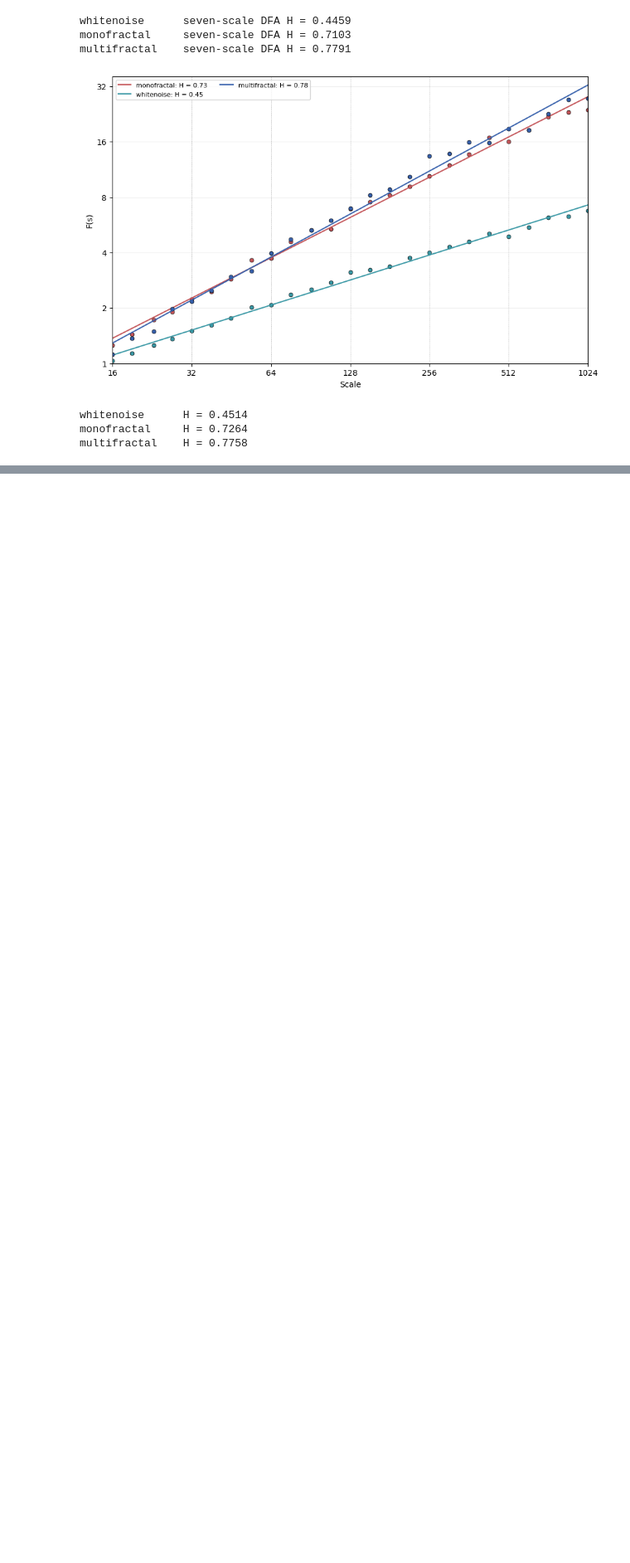
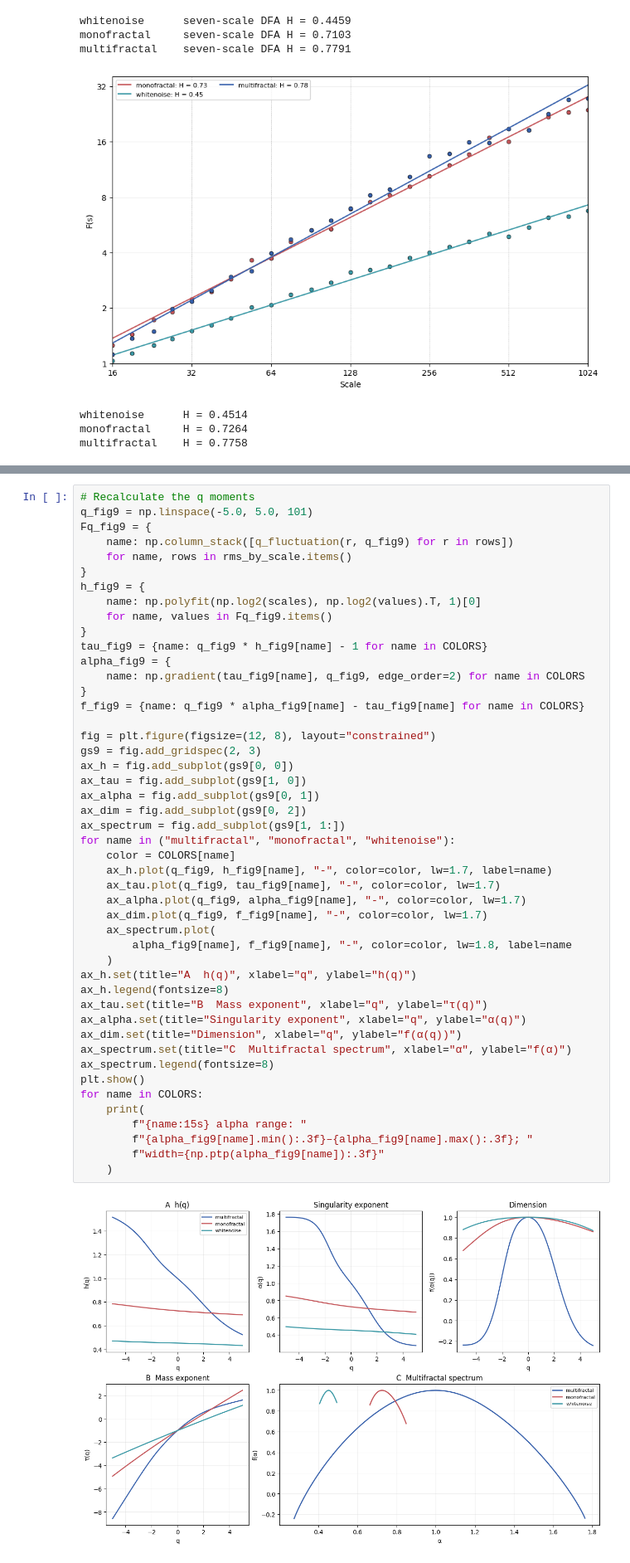
Before and after one commit to mrtkp9993/mfdfa-python, a Jupyter notebook: notebook.ipynb, the cells around one changed output, grey strips where cells are left out. Shown at 83% size. Cells and saved outputs as stored; diff of their text form; blank space fills up the shorter version.

```diff
--- a/notebook.ipynb
+++ b/notebook.ipynb
@@ -259,0 +370,49 @@ multifractal    H = 0.7758
+# %%
+# Recalculate the q moments
+q_fig9 = np.linspace(-5.0, 5.0, 101)
+Fq_fig9 = {
+    name: np.column_stack([q_fluctuation(r, q_fig9) for r in rows])
+    for name, rows in rms_by_scale.items()
+}
+h_fig9 = {
+    name: np.polyfit(np.log2(scales), np.log2(values).T, 1)[0]
+    for name, values in Fq_fig9.items()
+}
+tau_fig9 = {name: q_fig9 * h_fig9[name] - 1 for name in COLORS}
+alpha_fig9 = {
+    name: np.gradient(tau_fig9[name], q_fig9, edge_order=2) for name in COLORS
+}
+f_fig9 = {name: q_fig9 * alpha_fig9[name] - tau_fig9[name] for name in COLORS}
+
+fig = plt.figure(figsize=(12, 8), layout="constrained")
+gs9 = fig.add_gridspec(2, 3)
+ax_h = fig.add_subplot(gs9[0, 0])
+ax_tau = fig.add_subplot(gs9[1, 0])
+ax_alpha = fig.add_subplot(gs9[0, 1])
+ax_dim = fig.add_subplot(gs9[0, 2])
+ax_spectrum = fig.add_subplot(gs9[1, 1:])
+for name in ("multifractal", "monofractal", "whitenoise"):
+    color = COLORS[name]
+    ax_h.plot(q_fig9, h_fig9[name], "-", color=color, lw=1.7, label=name)
+    ax_tau.plot(q_fig9, tau_fig9[name], "-", color=color, lw=1.7)
+    ax_alpha.plot(q_fig9, alpha_fig9[name], "-", color=color, lw=1.7)
+    ax_dim.plot(q_fig9, f_fig9[name], "-", color=color, lw=1.7)
+    ax_spectrum.plot(
+        alpha_fig9[name], f_fig9[name], "-", color=color, lw=1.8, label=name
+    )
+ax_h.set(title="A  h(q)", xlabel="q", ylabel="h(q)")
+ax_h.legend(fontsize=8)
+ax_tau.set(title="B  Mass exponent", xlabel="q", ylabel="τ(q)")
+ax_alpha.set(title="Singularity exponent", xlabel="q", ylabel="α(q)")
+ax_dim.set(title="Dimension", xlabel="q", ylabel="f(α(q))")
+ax_spectrum.set(title="C  Multifractal spectrum", xlabel="α", ylabel="f(α)")
+ax_spectrum.legend(fontsize=8)
+plt.show()
+for name in COLORS:
+    print(
+        f"{name:15s} alpha range: "
+        f"{alpha_fig9[name].min():.3f}–{alpha_fig9[name].max():.3f}; "
+        f"width={np.ptp(alpha_fig9[name]):.3f}"
+    )
+# %% [output]
+[figure, added]
```
Also changed, not shown: parts of 6 cells of this notebook.
